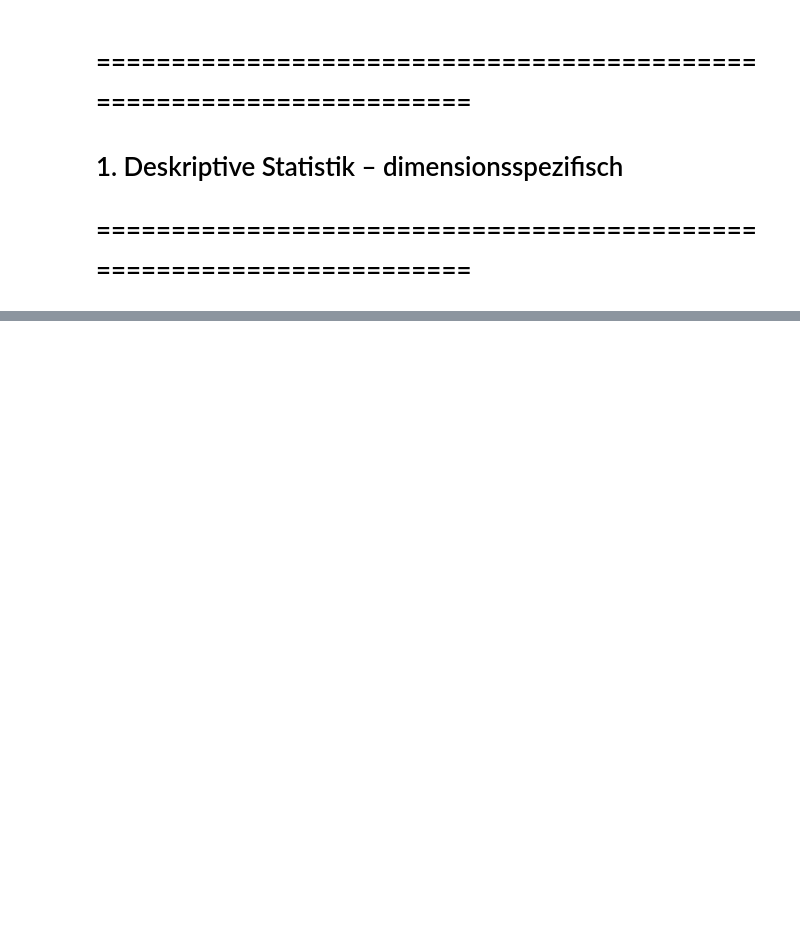
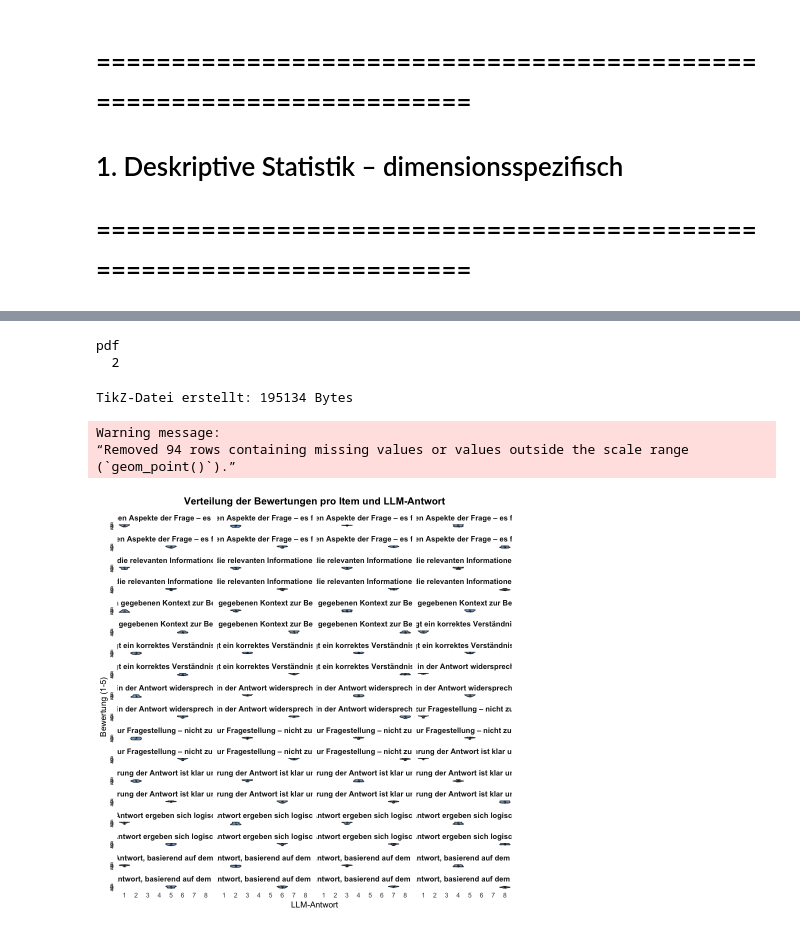
Before and after one commit to Joern99/Bachelorarbeit, a Jupyter notebook: technische Umsetzung/Diagramme/Menschliche Bewertung.ipynb, the cells around one changed output, grey strips where cells are left out. Cells and saved outputs as stored; diff of their text form; code cells hidden in the pictures; blank space fills up the shorter version.

```diff
--- a/technische Umsetzung/Diagramme/Menschliche Bewertung.ipynb
+++ b/technische Umsetzung/Diagramme/Menschliche Bewertung.ipynb
@@ -411,0 +369,68 @@ Table: Intra-Rater-Reliabilität des LLM-Judges für den aggregierten Score (Ken
+# %%
+# Daten vorbereiten: 8 Items (ohne Plausibilität)
+# Behalte die Spaltennamen, um für jedes Item separat darzustellen
+df_violin <- df_long |>
+  filter(!is.na(Score)) |>
+  filter(!grepl("Plausibilität", Spalte)) |>
+  select(Frage_Nr, Spalte, Score) |>
+  mutate(
+    # Kürzere Labels für die Items erstellen
+    Item_Label = case_when(
+      Spalte == "Kontextverständnis_1" ~ "Kontext 1",
+      Spalte == "Kontextverständnis_2" ~ "Kontext 2",
+      Spalte == "Kontextverständnis_3" ~ "Kontext 3",
+      Spalte == "Kohärenz_1" ~ "Kohärenz 1",
+      Spalte == "Kohärenz_2" ~ "Kohärenz 2",
+      Spalte == "Kohärenz_3" ~ "Kohärenz 3",
+      Spalte == "Angemessenheit_1" ~ "Angemess. 1",
+      Spalte == "Angemessenheit_2" ~ "Angemess. 2",
+      TRUE ~ Spalte
+    )
+  )
+
+
+# TikZ-Export für Overleaf
+tikz(file = "violinplot_menschlich_items.tex",
+     width = 10,
+     height = 6,
+     standAlone = FALSE)
+
+
+# Violin Plot mit Facetten für jedes Item erstellen
+p_violin <- ggplot(df_violin, aes(x = factor(Frage_Nr), y = Score)) +
+  geom_violin(fill = "#377eb8", alpha = 0.7) +
+  geom_jitter(width = 0.1, alpha = 0.2, size = 0.3) +
+  facet_wrap(~Item_Label, ncol = 4) +
+  labs(
+    title = "Verteilung der Bewertungen pro Item und LLM-Antwort",
+    x = "LLM-Antwort",
+    y = "Bewertung (1-5)"
+  ) +
+  scale_y_continuous(
+    breaks = 1:5,
+    limits = c(1, 5)
+  ) +
+  theme_minimal(base_size = 10) +
+  theme(
+    plot.title   = element_text(face = "bold", hjust = 0.5),
+    axis.text.x  = element_text(angle = 0, vjust = 1, hjust = 0.5, size = 8),
+    axis.title   = element_text(size = 10),
+    axis.text.y  = element_text(size = 8),
+    strip.text   = element_text(size = 9, face = "bold"),
+    panel.grid   = element_blank()
+  )
+
+
+print(p_violin)  # Plot für TikZ ausgeben
+
+
+dev.off()  # TikZ-Device schließen
+
+
+# Dateigröße prüfen
+cat("TikZ-Datei erstellt:", file.info("violinplot_menschlich_fragen.tex")$size, "Bytes\n")
+
+
+# Plot im Notebook anzeigen
+p_violin
+# %% [output]
@@ -411,0 +454,7 @@ Table: Intra-Rater-Reliabilität des LLM-Judges für den aggregierten Score (Ken
+pdf
+  2
+TikZ-Datei erstellt: 195134 Bytes
+Warning message:
+“Removed 94 rows containing missing values or values outside the scale range
+(`geom_point()`).”
+[figure, added]
```
Also changed, not shown: parts of 13 cells of this notebook, 14 other files.
